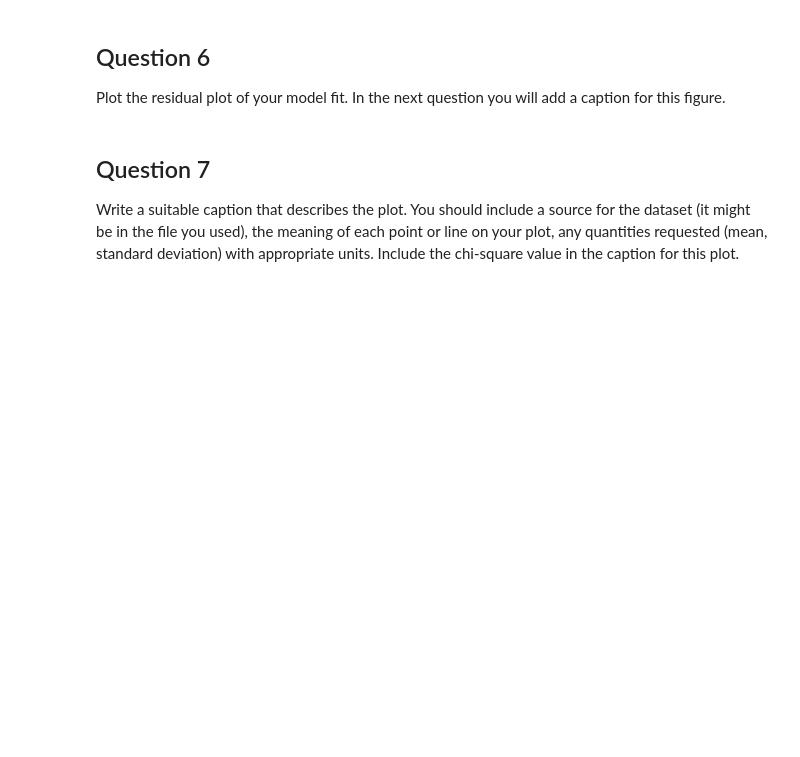
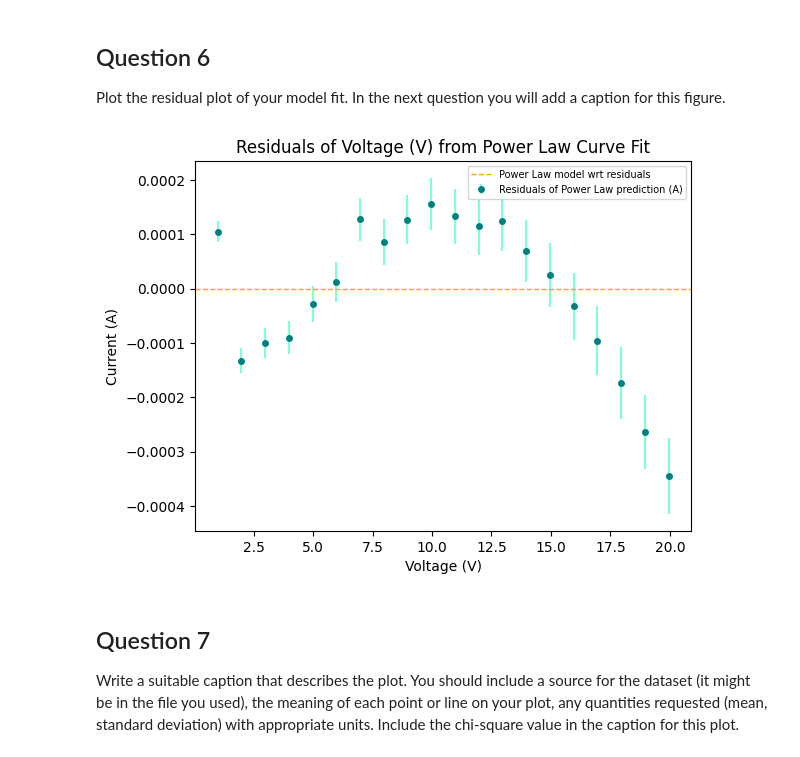
Before and after one commit to PercyFrancis/PHY224, a Jupyter notebook: resistor_lightbulb/template_lightbulb.ipynb, the cells around one changed output. Saved outputs shown, nothing was run; the diff lists cells and outputs as text; code cells hidden in the pictures; blank space fills up the shorter version.

```diff
--- a/resistor_lightbulb/template_lightbulb.ipynb
+++ b/resistor_lightbulb/template_lightbulb.ipynb
@@ -44,6 +151,23 @@ A caption needs to explain what’s in the plot and how it relates the data and
 Plot the residual plot of your model fit. In the next question you will add a caption for this figure.
 # %%
 #PLOT
+
+# residuals
+residuals = ampere_data - power_law(voltage_data, popt[0], popt[1], popt[2])
+
+
+plt.errorbar(x = voltage_data, y = residuals, yerr = ampere_error, fmt= 'o', ms=4, label='Residuals of Power Law prediction (A)',ls='', color='teal', ecolor='aquamarine')
+plt.axhline(y=0, color='orange', linestyle='--', linewidth=1, label='Power Law model wrt residuals')
+
+# legend and titles
+plt.legend()
+plt.xlabel('Voltage (V)')
+plt.ylabel('Current (A)')
+plt.title('Residuals of Voltage (V) from Power Law Curve Fit')
+plt.legend(fontsize=7)
+plt.show()
+# %% [output]
+[figure, added]
 # %% [markdown]
 ## Question 7
 Write a suitable caption that describes the plot. You should include a source for the dataset (it might be in the file you used), the meaning of each point or line on your plot, any quantities requested (mean, standard deviation) with appropriate units. Include the chi-square value in the caption for this plot.
```
Also changed, not shown: parts of 19 cells of this notebook, 1 other file.
